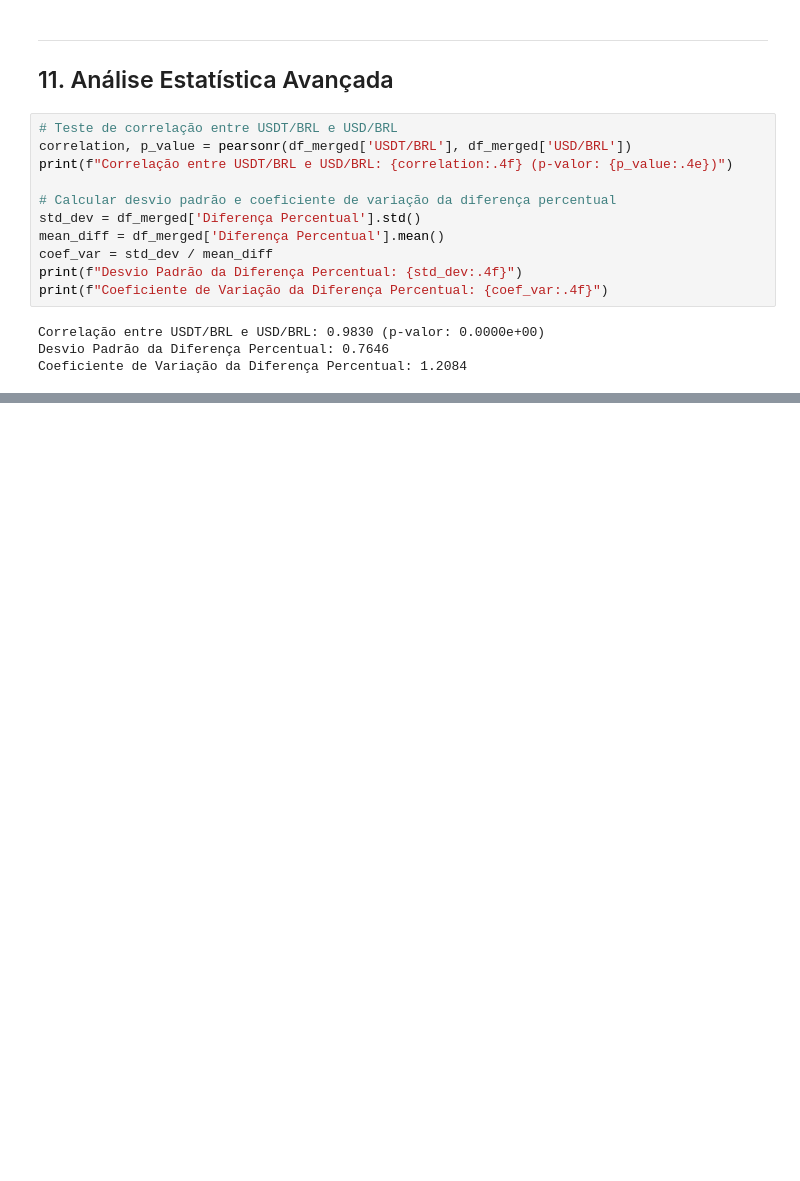
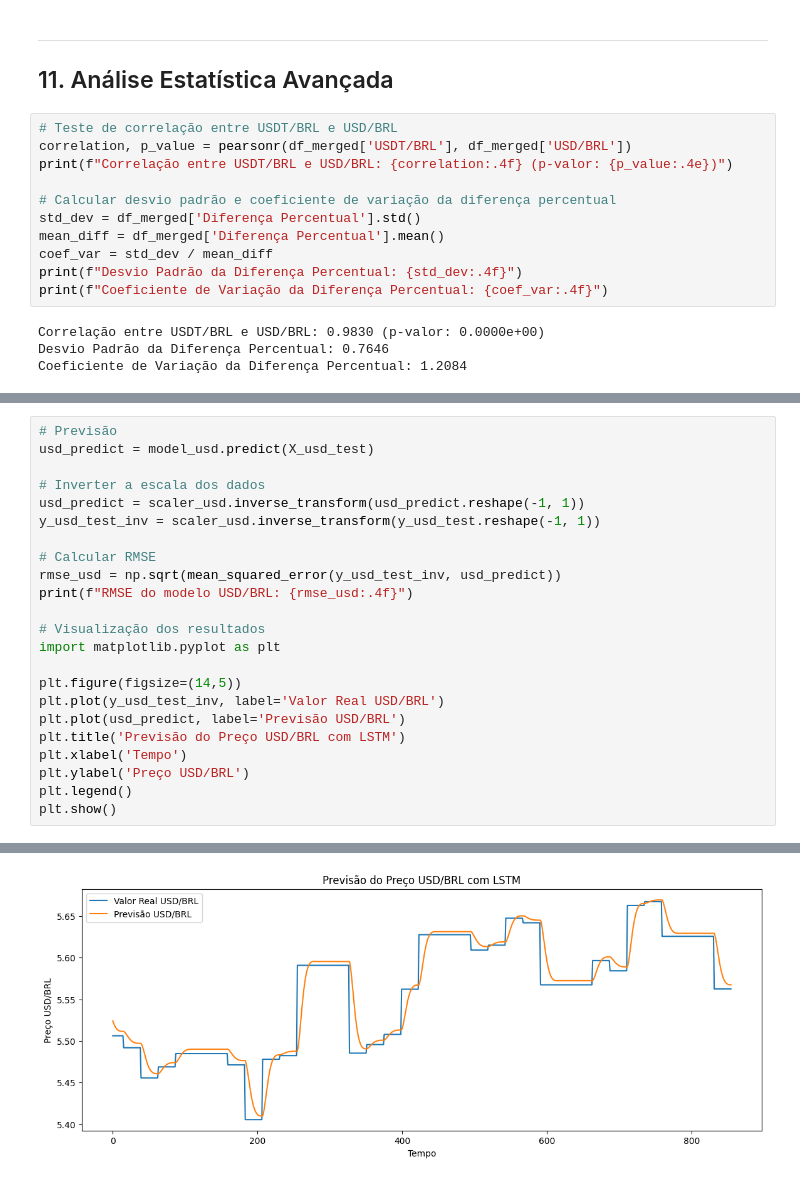
Before and after one commit to fredschur/Analise_Variacao_Preco_USD-BRL_USDT-BRL, a Jupyter notebook: Análise_Variação_Preço_USD_BRL_USDT_BRL.ipynb, the cells around one changed output, grey strips where cells are left out. Saved outputs shown, nothing was run; the diff lists cells and outputs as text; blank space fills up the shorter version.

Commit message:
(notebook): notebook atualizado com modelo lstm

```diff
--- a/Análise_Variação_Preço_USD_BRL_USDT_BRL.ipynb
+++ b/Análise_Variação_Preço_USD_BRL_USDT_BRL.ipynb
@@ -331,0 +411,24 @@ Coeficiente de Variação da Diferença Percentual: 1.2084
+# %%
+# Previsão
+usd_predict = model_usd.predict(X_usd_test)
+
+# Inverter a escala dos dados
+usd_predict = scaler_usd.inverse_transform(usd_predict.reshape(-1, 1))
+y_usd_test_inv = scaler_usd.inverse_transform(y_usd_test.reshape(-1, 1))
+
+# Calcular RMSE
+rmse_usd = np.sqrt(mean_squared_error(y_usd_test_inv, usd_predict))
+print(f"RMSE do modelo USD/BRL: {rmse_usd:.4f}")
+
+# Visualização dos resultados
+import matplotlib.pyplot as plt
+
+plt.figure(figsize=(14,5))
+plt.plot(y_usd_test_inv, label='Valor Real USD/BRL')
+plt.plot(usd_predict, label='Previsão USD/BRL')
+plt.title('Previsão do Preço USD/BRL com LSTM')
+plt.xlabel('Tempo')
+plt.ylabel('Preço USD/BRL')
+plt.legend()
+plt.show()
+# %% [output]
@@ -331,0 +437 @@ Coeficiente de Variação da Diferença Percentual: 1.2084
+[figure, added]
```
Also changed, not shown: parts of 7 cells of this notebook.
